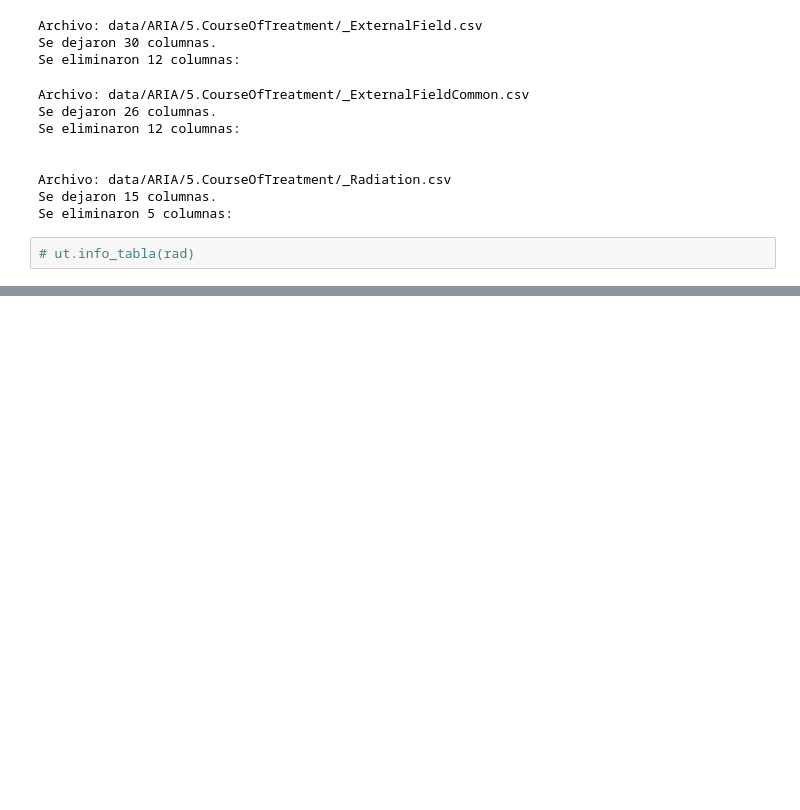
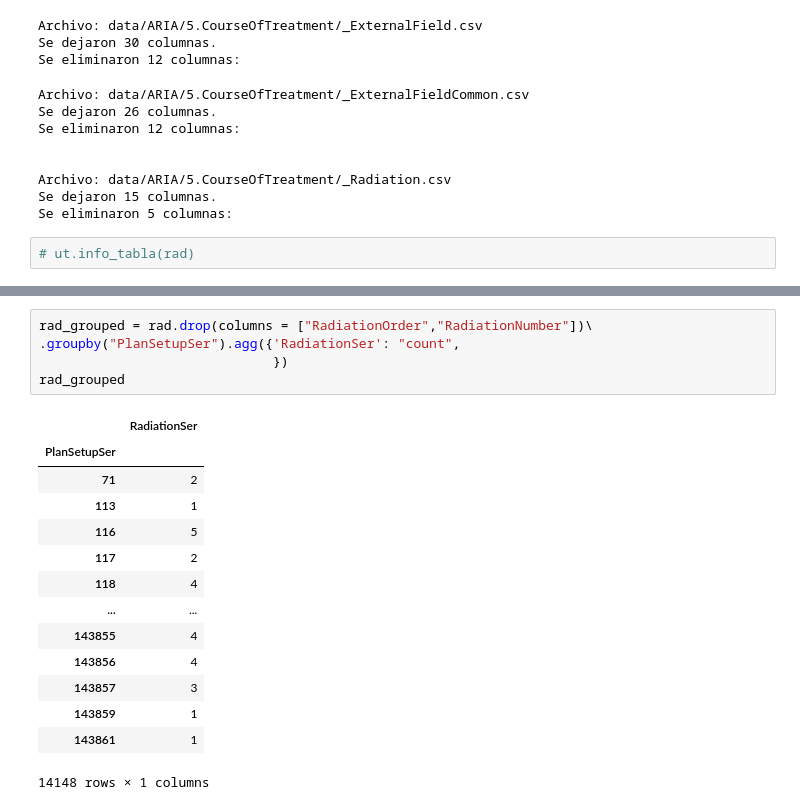
Before and after one commit to david722sv/TFM, a Jupyter notebook: 1_seleccionDeTablasYColumnas/1_merge&select_Radiation.ipynb, the cells around one changed output, grey strips where cells are left out. Drawn from its saved outputs; the diff is of its cells as text; blank space fills up the shorter version.

```diff
--- a/1_seleccionDeTablasYColumnas/1_merge&select_Radiation.ipynb
+++ b/1_seleccionDeTablasYColumnas/1_merge&select_Radiation.ipynb
@@ -43,0 +111,20 @@ join.to_csv("data/ARIA_cleaned/Radiation.csv", index=False)
+# %%
+rad_grouped = rad.drop(columns = ["RadiationOrder","RadiationNumber"])\
+.groupby("PlanSetupSer").agg({'RadiationSer': "count",
+                              })
+rad_grouped
+# %% [output]
+|  | RadiationSer |
+| PlanSetupSer |  |
+| 71 | 2 |
+| 113 | 1 |
+| 116 | 5 |
+| 117 | 2 |
+| 118 | 4 |
+| ... | ... |
+| 143855 | 4 |
+| 143856 | 4 |
+| 143857 | 3 |
+| 143859 | 1 |
+| 143861 | 1 |
+14148 rows × 1 columns
```
Also changed, not shown: parts of 6 cells of this notebook, 2 other files.
